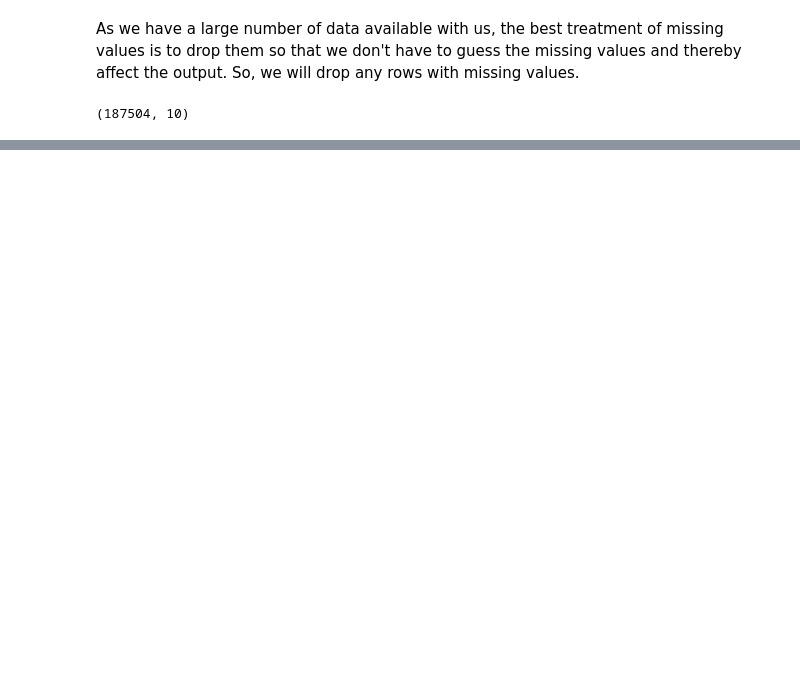
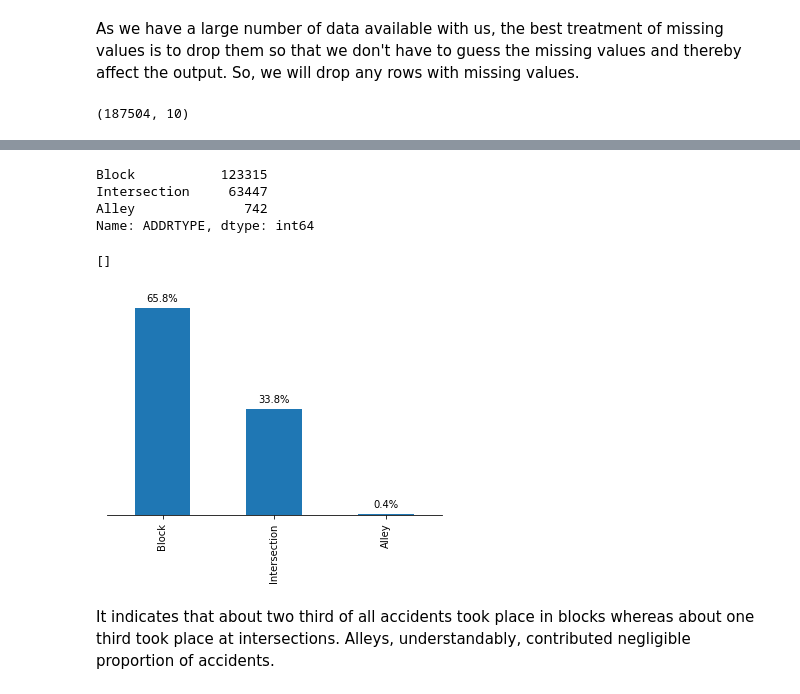
Before and after one commit to JunHyunPark01/Coursera_Capstone, a Jupyter notebook: Coursera Capstone.ipynb, the cells around one changed output, grey strips where cells are left out. Cells and saved outputs as stored; diff of their text form; code cells hidden in the pictures; blank space fills up the shorter version.

```diff
--- a/Coursera Capstone.ipynb
+++ b/Coursera Capstone.ipynb
@@ -104,0 +117,27 @@ Next steps would be to conduct the exploratory data analysis, convert the catego
+# %%
+df2['ADDRTYPE'].value_counts()
+# %% [output]
+Block           123315
+Intersection     63447
+Alley              742
+Name: ADDRTYPE, dtype: int64
+# %%
+ax2 = df2['ADDRTYPE'].value_counts().plot(kind='bar')
+def add_value_labels(ax2, spacing=5, fontsize = 14):
+
+    for rect in ax2.patches:
+        y_value = rect.get_height()
+        x_value = rect.get_x() + rect.get_width() / 2
+        label = "{:.1%}".format(y_value/187504)
+        ax2.annotate(label, (x_value, y_value), xytext = (0, spacing), textcoords = "offset points", ha = 'center', va='bottom')
+
+add_value_labels(ax2)
+ax2.spines['top'].set_visible(False)
+ax2.spines['left'].set_visible(False)
+ax2.spines['right'].set_visible(False)
+ax2.get_yaxis().set_ticks([])
+# %% [output]
+[]
+[figure, added]
+# %% [markdown]
+It indicates that about two third of all accidents took place in blocks whereas about one third took place at intersections. Alleys, understandably, contributed negligible proportion of accidents.
```
Also changed, not shown: parts of 48 cells of this notebook.
